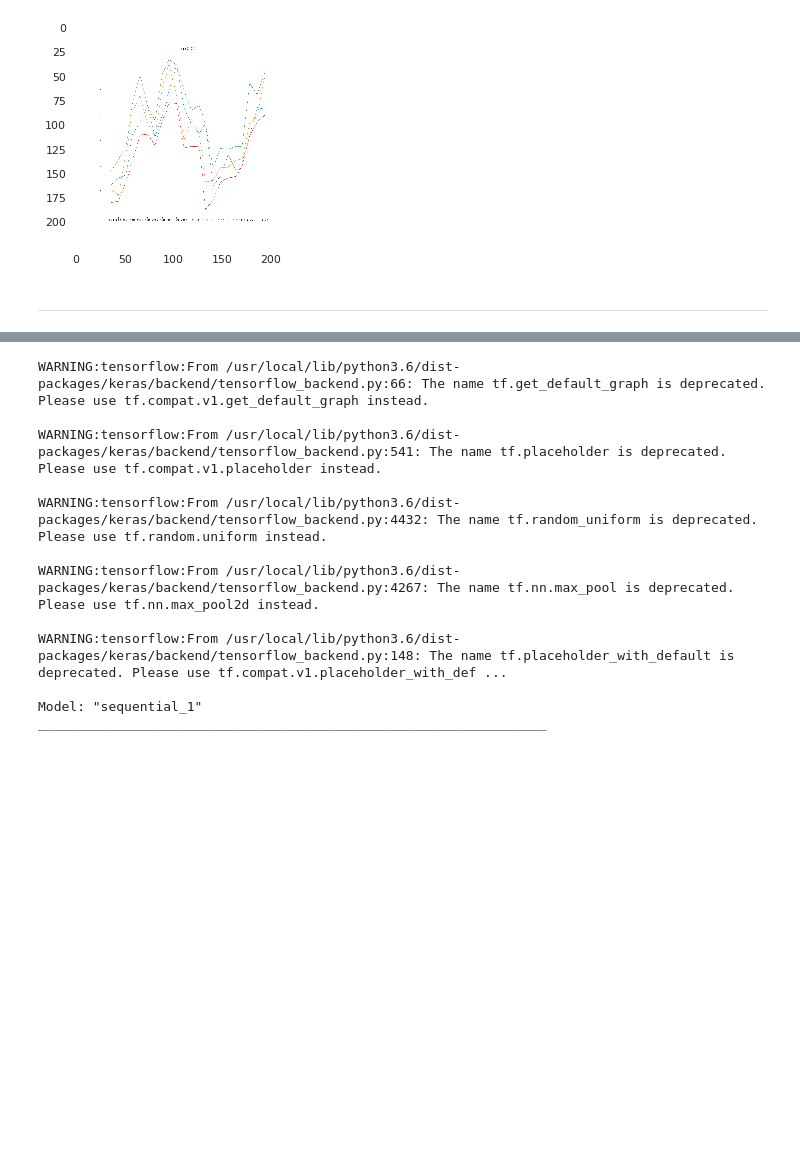
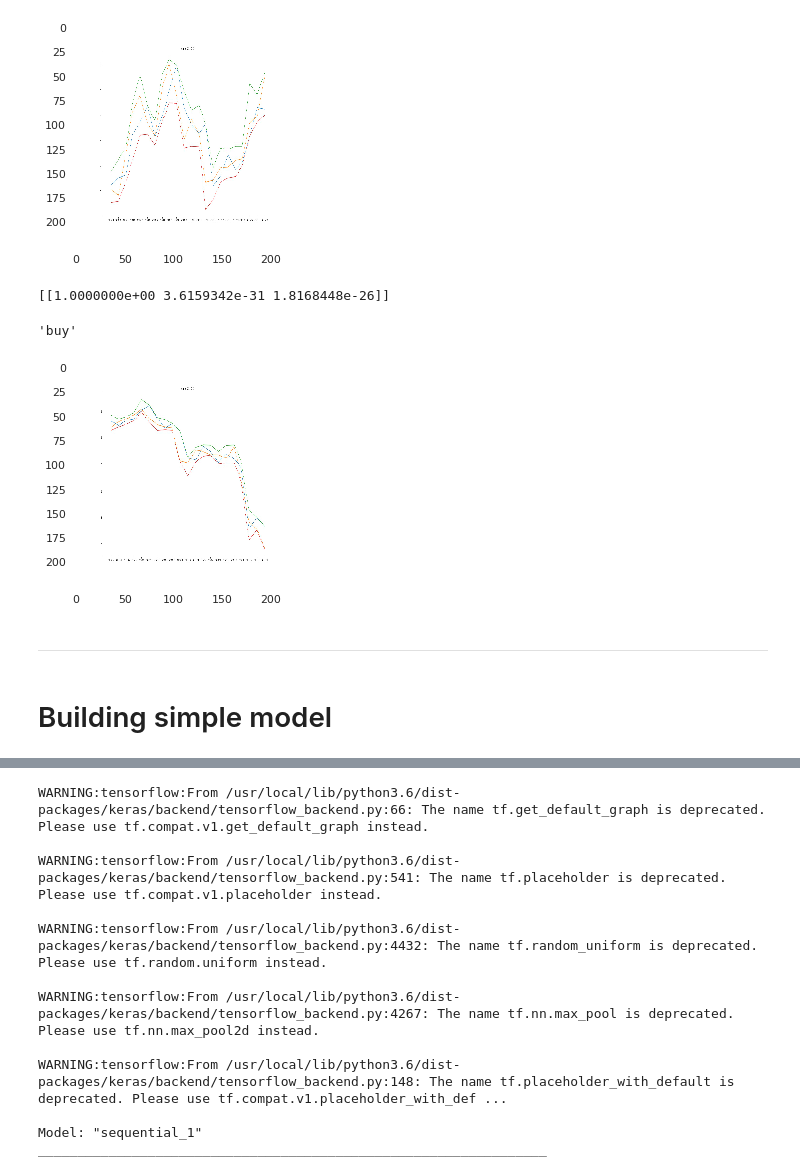
Before and after one commit to jems2019/CMPE-297-98-Project, a Jupyter notebook: CNN.ipynb, the cells around one changed output, grey strips where cells are left out. Cells and saved outputs as stored; diff of their text form; code cells hidden in the pictures; blank space fills up the shorter version.

```diff
--- a/CNN.ipynb
+++ b/CNN.ipynb
@@ -161,7 +193,28 @@ class_dictionary[np.argmax(output)]
 [[2.3685482e-24 1.0000000e+00 0.0000000e+00]]
 'hold'
 [figure]
+# %%
+# from keras.models import load_model
+from tensorflow.keras.models import load_model
+saved_model = load_model("/content/drive/My Drive/Emerging Technologies Project - AI based trading platform/resnet.h5")
+# output = saved_model.predict(img)
+
+from keras.preprocessing import image
+img = image.load_img("/content/drive/My Drive/Emerging Technologies Project - AI based trading platform/split_date_images_test/buy/buy_FB_2012-07-02.jpeg",target_size=(224,224))
+img = np.asarray(img)
+plt.imshow(img)
+img = np.expand_dims(img, axis=0)
+
+output = saved_model.predict(img)
+print(output)
+class_dictionary[np.argmax(output)]
+# %% [output]
+[[1.0000000e+00 3.6159342e-31 1.8168448e-26]]
+'buy'
+[figure, added]
 # %% [markdown]
 
 
 ---
+# %% [markdown]
+# Building simple model
```
Also changed, not shown: parts of 11 cells of this notebook.
